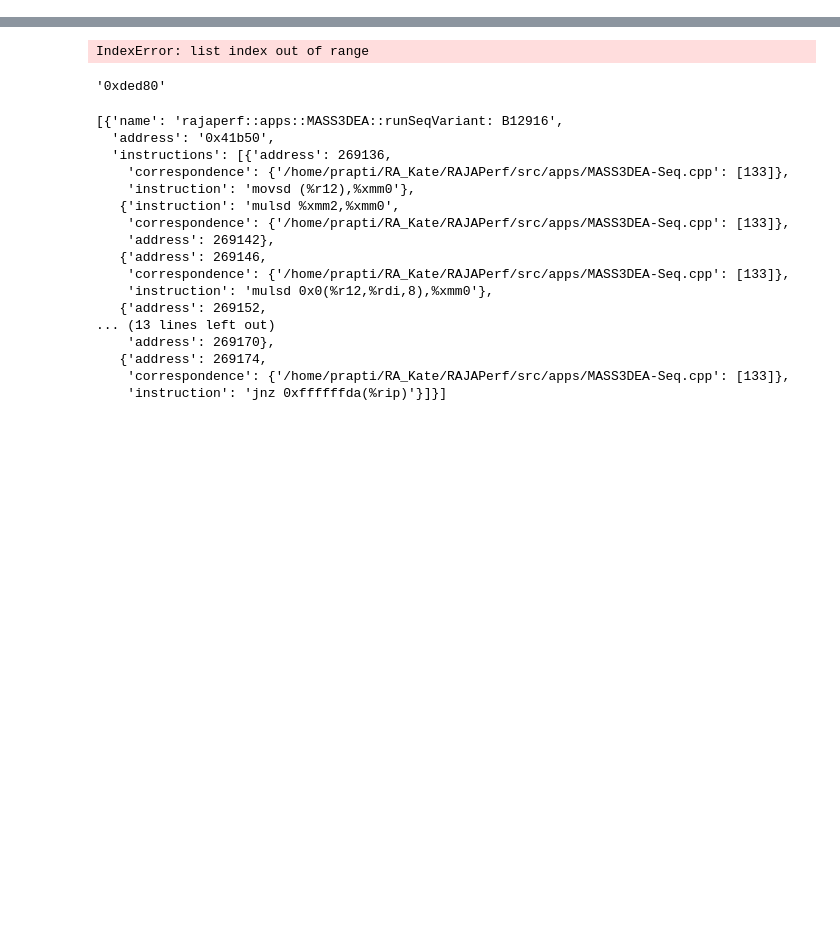
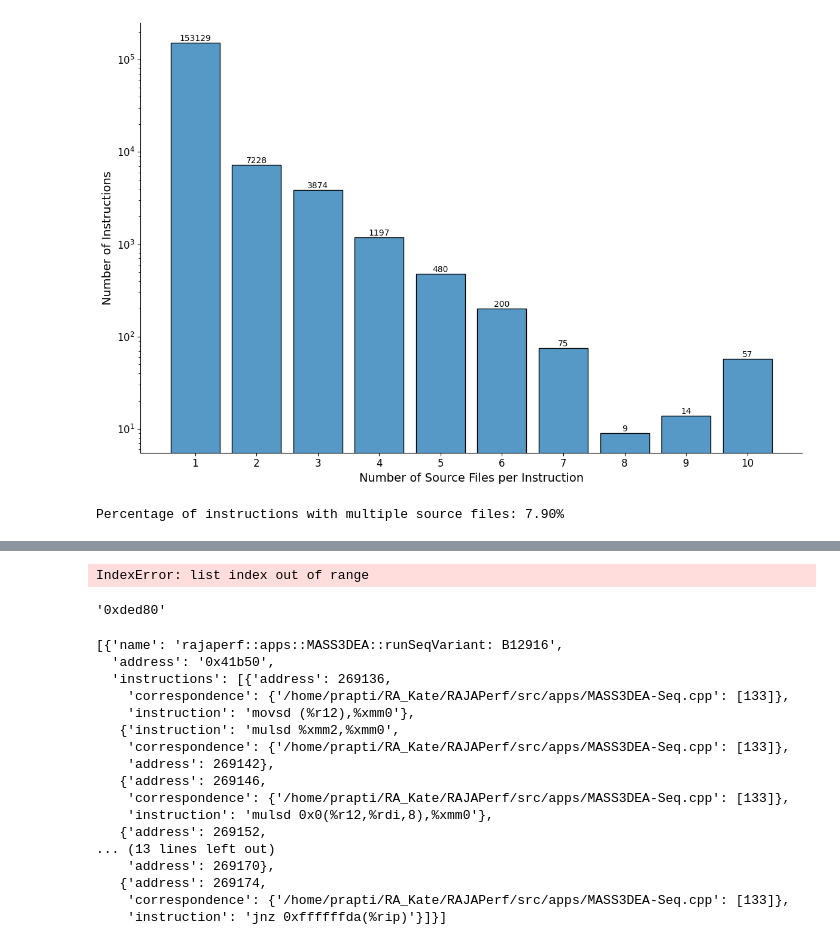
Before and after one commit to Prapti-044/dis-viz, a Jupyter notebook: analysis/main.ipynb, the cells around one changed output, grey strips where cells are left out. Drawn from its saved outputs; the diff is of its cells as text; code cells hidden in the pictures; blank space fills up the shorter version.

```diff
--- a/analysis/main.ipynb
+++ b/analysis/main.ipynb
@@ -49,4 +56,4 @@ print([k for k in result[sample].keys()])
 # %%
 # bin_result = result['raja-perf.exe']
-bin_result = result['raja-perf-relwithdebuginfo-O2']
+bin_result = result['raja-perf-O3-gcc.exe']
 blocks = bin_result['blocks_info']['memory_order_blocks']
@@ -52,0 +102,53 @@ blocks = bin_result['blocks_info']['memory_order_blocks']
+# %%
+# Plot histogram of number of files per instruction
+file_counts = []
+for block in blocks:
+    for instr in block['instructions']:
+        if 'correspondence' in instr:
+            file_counts.append(len(set(list(instr['correspondence'].keys()))))
+
+plt.figure(figsize=(12, 8))  # Increased figure size
+ax = sns.histplot(data=file_counts, discrete=True, shrink=0.8)
+
+# Add value labels above bars
+for i in ax.containers:
+    ax.bar_label(i, fontsize=10)
+
+# Increase font sizes for all text elements
+plt.xlabel('Number of Source Files per Instruction', fontsize=14)
+plt.ylabel('Number of Instructions', fontsize=14)
+plt.yscale('log')
+
+# Set x-axis ticks to show all integer values with larger font
+plt.xticks(range(min(file_counts), max(file_counts) + 1), fontsize=12)
+plt.yticks(fontsize=12)
+
+# Remove border
+plt.gca().spines['top'].set_visible(False)
+plt.gca().spines['right'].set_visible(False)
+
+# Adjust title font size if present
+if plt.gca().get_title():
+    plt.title(plt.gca().get_title(), fontsize=16)
+
+plt.tight_layout()
+plt.show()
+# %% [output]
+[figure, added]
+# %%
+# Calculate percentage of instructions with multiple source file correspondences
+total_instructions = 0
+multi_file_instructions = 0
+
+for block in blocks:
+    for instr in block['instructions']:
+        if 'correspondence' in instr:
+            total_instructions += 1
+            source_files = set(list(instr['correspondence'].keys()))
+            if len(source_files) > 1:
+                multi_file_instructions += 1
+
+percentage = (multi_file_instructions / total_instructions) * 100 if total_instructions > 0 else 0
+print(f"Percentage of instructions with multiple source files: {percentage:.2f}%")
+# %% [output]
+Percentage of instructions with multiple source files: 7.90%
```
Also changed, not shown: parts of 11 cells of this notebook, 4 other files.
